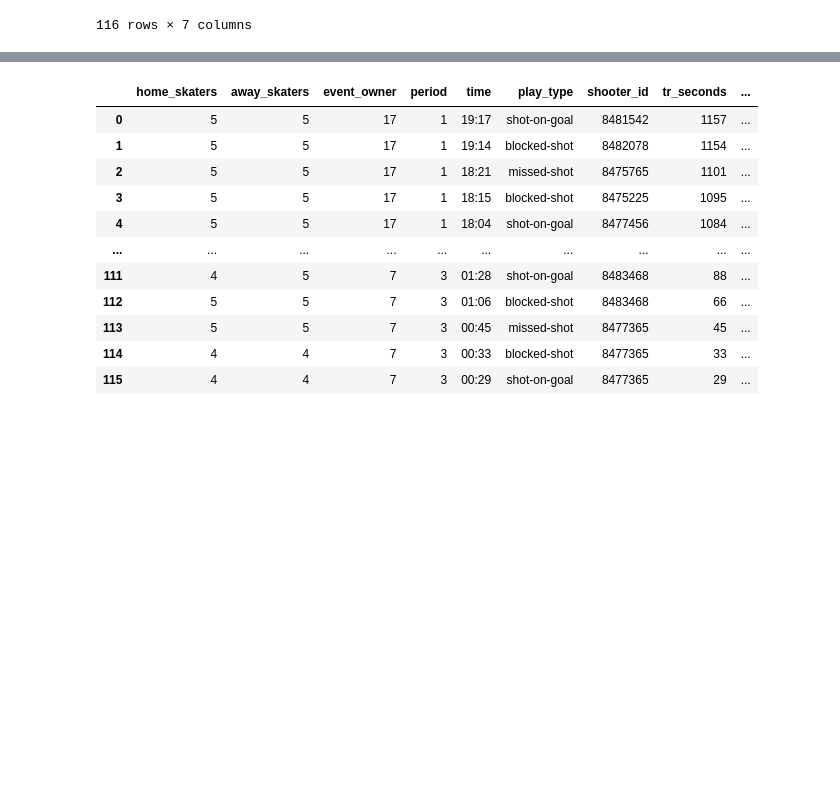
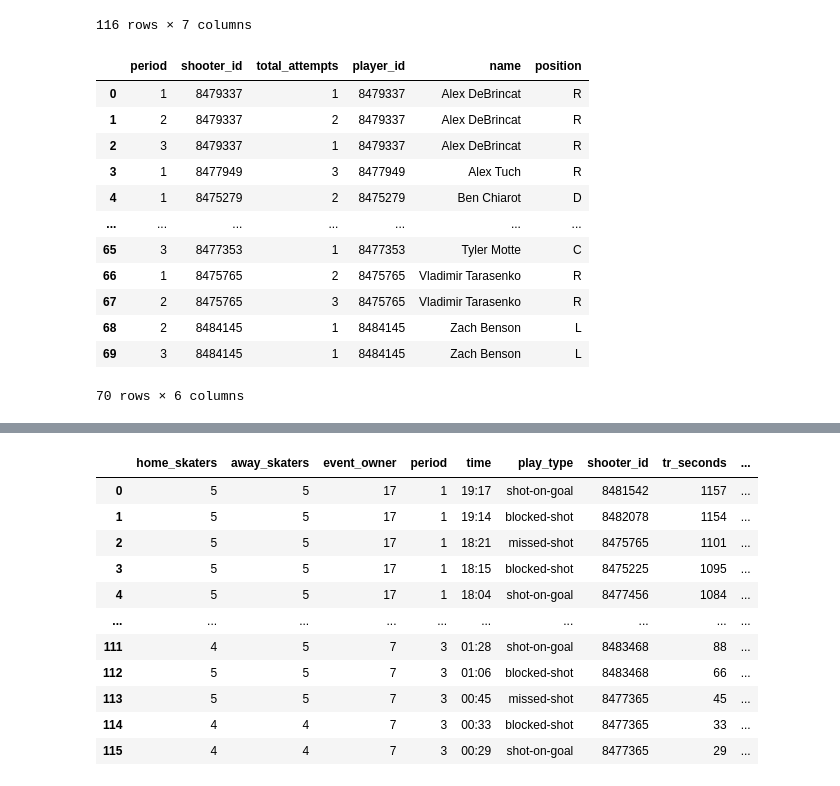
Before and after one commit to nolantphillips/nhl_game_reports, a Jupyter notebook: notebooks/02_call_for_data.ipynb, the cells around one changed output, grey strips where cells are left out. Saved outputs shown, nothing was run; the diff lists cells and outputs as text; code cells hidden in the pictures; blank space fills up the shorter version.

```diff
--- a/notebooks/02_call_for_data.ipynb
+++ b/notebooks/02_call_for_data.ipynb
@@ -150,3 +168,21 @@ attempts_df
 | 114 | 4 | 4 | 7 | 3 | 00:33 | blocked-shot | 8477365 |
 | 115 | 4 | 4 | 7 | 3 | 00:29 | shot-on-goal | 8477365 |
 116 rows × 7 columns
+# %%
+attempts_by_period = attempts_df.groupby(["period","shooter_id"]).size().reset_index(name="total_attempts")
+# %%
+pd.merge(attempts_by_period, players_df, left_on="shooter_id", right_on="player_id").sort_values(by=["name", "period"], ascending=[True, True]).reset_index(drop=True)
+# %% [output]
+|  | period | shooter_id | total_attempts | player_id | name | position |
+| 0 | 1 | 8479337 | 1 | 8479337 | Alex DeBrincat | R |
+| 1 | 2 | 8479337 | 2 | 8479337 | Alex DeBrincat | R |
+| 2 | 3 | 8479337 | 1 | 8479337 | Alex DeBrincat | R |
+| 3 | 1 | 8477949 | 3 | 8477949 | Alex Tuch | R |
+| 4 | 1 | 8475279 | 2 | 8475279 | Ben Chiarot | D |
+| ... | ... | ... | ... | ... | ... | ... |
+| 65 | 3 | 8477353 | 1 | 8477353 | Tyler Motte | C |
+| 66 | 1 | 8475765 | 2 | 8475765 | Vladimir Tarasenko | R |
+| 67 | 2 | 8475765 | 3 | 8475765 | Vladimir Tarasenko | R |
+| 68 | 2 | 8484145 | 1 | 8484145 | Zach Benson | L |
+| 69 | 3 | 8484145 | 1 | 8484145 | Zach Benson | L |
+70 rows × 6 columns
```
Also changed, not shown: parts of 15 cells of this notebook, 2 other files.
